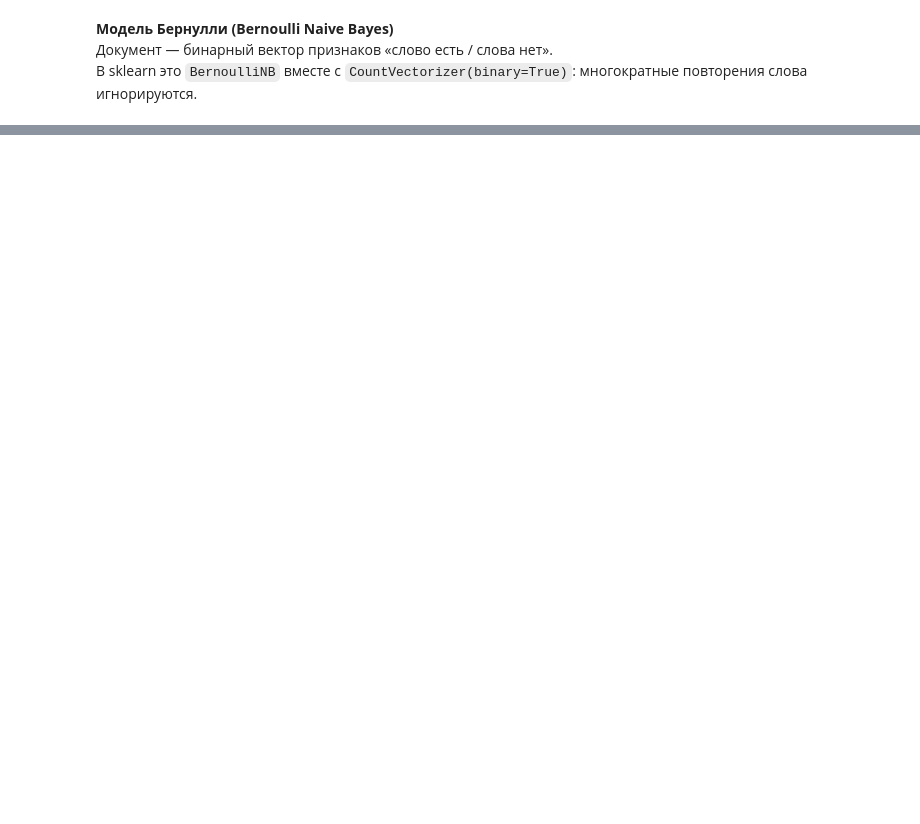
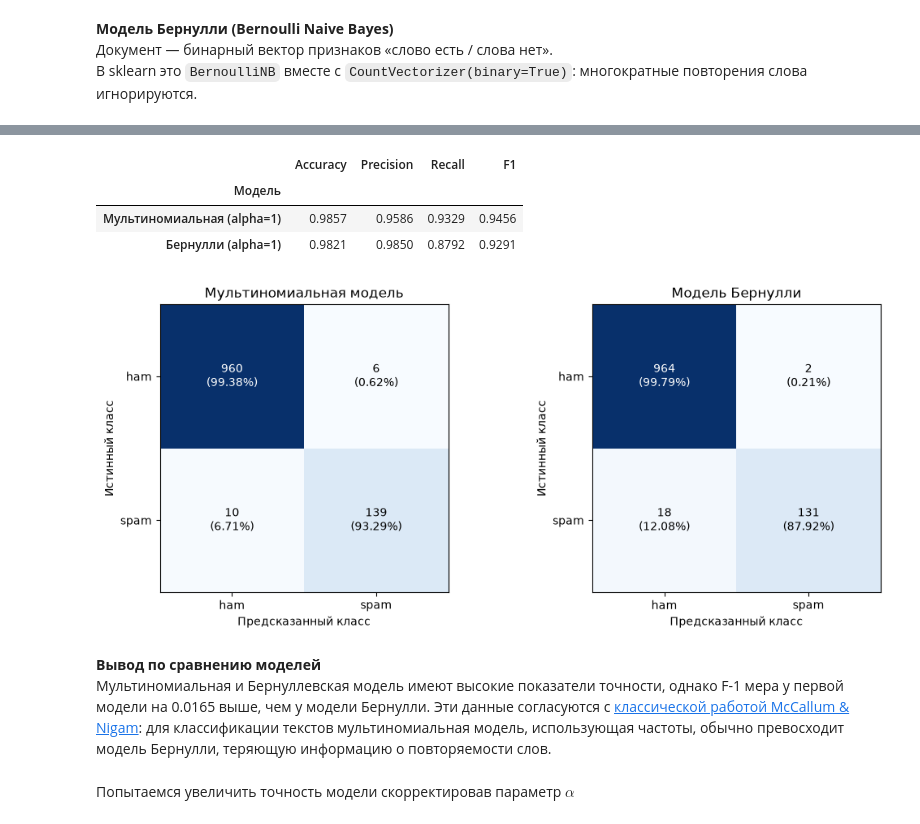
Before and after one commit to ra8fu/Naive-Bayes-Spam-Filter, a Jupyter notebook: Naive Bayes.ipynb, the cells around one changed output, grey strips where cells are left out. Saved outputs shown, nothing was run; the diff lists cells and outputs as text; code cells hidden in the pictures; blank space fills up the shorter version.

Commit message:
Added comparison of models, training and testing at optimal alpha, completed notebook

```diff
--- a/Naive Bayes.ipynb
+++ b/Naive Bayes.ipynb
@@ -279,0 +258,67 @@ weighted avg     0.9821    0.9821    0.9816      1115
+# %%
+# Результирующая таблица оценок моделей
+results = pd.DataFrame([
+    {"Модель": "Мультиномиальная (alpha=1)",
+     "Accuracy": accuracy_score(y_test, pred_multi),
+     "Precision": precision_score(y_test, pred_multi, zero_division=0),
+     "Recall": recall_score(y_test, pred_multi),
+     "F1": f1_score(y_test, pred_multi)},
+    {"Модель": "Бернулли (alpha=1)",
+     "Accuracy": accuracy_score(y_test, pred_bern),
+     "Precision": precision_score(y_test, pred_bern, zero_division=0),
+     "Recall": recall_score(y_test, pred_bern),
+     "F1": f1_score(y_test, pred_bern)},
+]).set_index("Модель").round(4)
+
+results
+# %% [output]
+|  | Accuracy | Precision | Recall | F1 |
+| Модель |  |  |  |  |
+| Мультиномиальная (alpha=1) | 0.9857 | 0.9586 | 0.9329 | 0.9456 |
+| Бернулли (alpha=1) | 0.9821 | 0.9850 | 0.8792 | 0.9291 |
+# %%
+# Вывод матрицы ошибок для каждой из моделей
+
+
+def plot_confusion(cm: np.ndarray, ax: plt.Axes, title: str) -> None:
+    """
+    Рисует матрицу ошибок 2×2 на заданной оси.
+
+    Параметры:
+    * cm : np.ndarray, shape (2, 2)
+        Матрица ошибок: cm[i, j] — сколько примеров истинного класса i
+        предсказано как класс j. Порядок классов — [ham, spam].
+    * ax : plt.Axes
+        Ось matplotlib, на которой рисовать.
+    * title : str
+        Заголовок панели.
+    """
+
+    # Построение матрицы
+    ax.imshow(cm, cmap="Blues")
+
+    # Заполнение ячеек
+    for (i, j), val in np.ndenumerate(cm):
+        ax.text(j, i, f"{val}\n({val / cm[i].sum():.2%})", ha="center", va="center",
+                color="white" if val > cm.max() * 0.6 else "black")
+
+    # Редактирование подписей
+    ax.set_xticks([0, 1]); ax.set_yticks([0, 1])
+    ax.set_xticklabels(["ham", "spam"]); ax.set_yticklabels(["ham", "spam"])
+    ax.set_xlabel("Предсказанный класс"); ax.set_ylabel("Истинный класс")
+    ax.set_title(title)
+
+
+# Отрисовка матриц
+fig, axes = plt.subplots(1, 2, figsize=(11, 4.5))
+plot_confusion(confusion_matrix(y_test, pred_multi), axes[0], "Мультиномиальная модель")
+plot_confusion(confusion_matrix(y_test, pred_bern), axes[1], "Модель Бернулли")
+plt.tight_layout()
+plt.show()
+# %% [output]
+[figure, added]
+# %% [markdown]
+**Вывод по сравнению моделей**
+Мультиномиальная и Бернуллевская модель имеют высокие показатели точности, однако F-1 мера у первой модели на 0.0165 выше, чем у модели Бернулли. Эти данные согласуются с [классической работой McCallum & Nigam](http://www.cs.cmu.edu/~dgovinda/pdf/multinomial-aaaiws98.pdf): для классификации текстов мультиномиальная модель, использующая частоты, обычно превосходит модель Бернулли, теряющую информацию о повторяемости слов.
+# %% [markdown]
+Попытаемся увеличить точность модели скорректировав параметр $\alpha$
```
Also changed, not shown: parts of 10 cells of this notebook.
